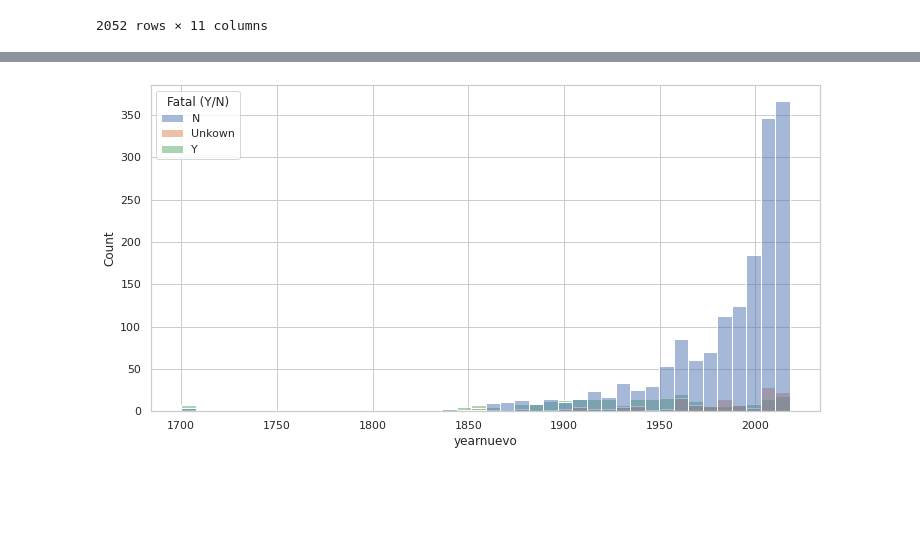
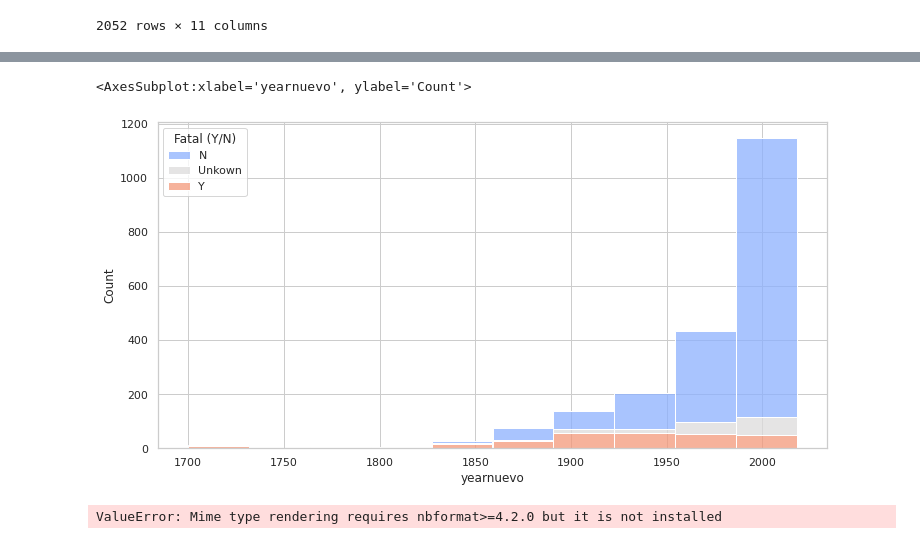
Before and after one commit to mariadelascotrina/Data-cleaning_Sharks, a Jupyter notebook: visualizar.ipynb, the cells around one changed output, grey strips where cells are left out. Cells and saved outputs as stored; diff of their text form; code cells hidden in the pictures; blank space fills up the shorter version.

```diff
--- a/visualizar.ipynb
+++ b/visualizar.ipynb
@@ -93,4 +102,10 @@ sns.pairplot(df)
 # %%
-sns.histplot(x="yearnuevo", hue="Fatal (Y/N)", data=df);
+sns.histplot(data=df, x="yearnuevo",hue="Fatal (Y/N)", multiple="stack", bins =10, palette='coolwarm')
 # %% [output]
+<AxesSubplot:xlabel='yearnuevo', ylabel='Count'>
-[figure, old version]
+[figure, new version]
+# %%
+fig = px.line(df, x="yearnuevo", y="Country nuevo", color="mes2")
+fig.show()
+# %% [output]
+ValueError: Mime type rendering requires nbformat>=4.2.0 but it is not installed
```
Also changed, not shown: parts of 15 cells of this notebook, 2 other files.
